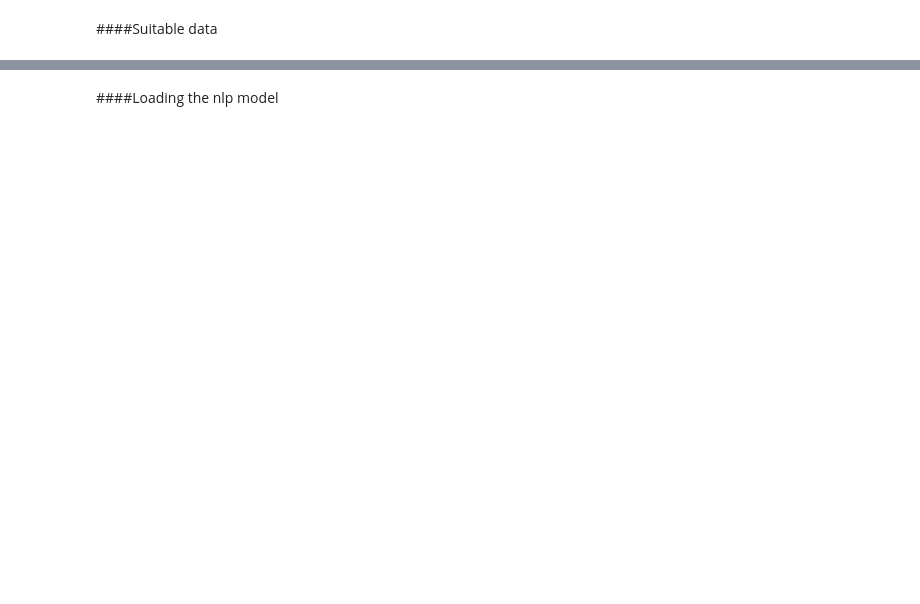
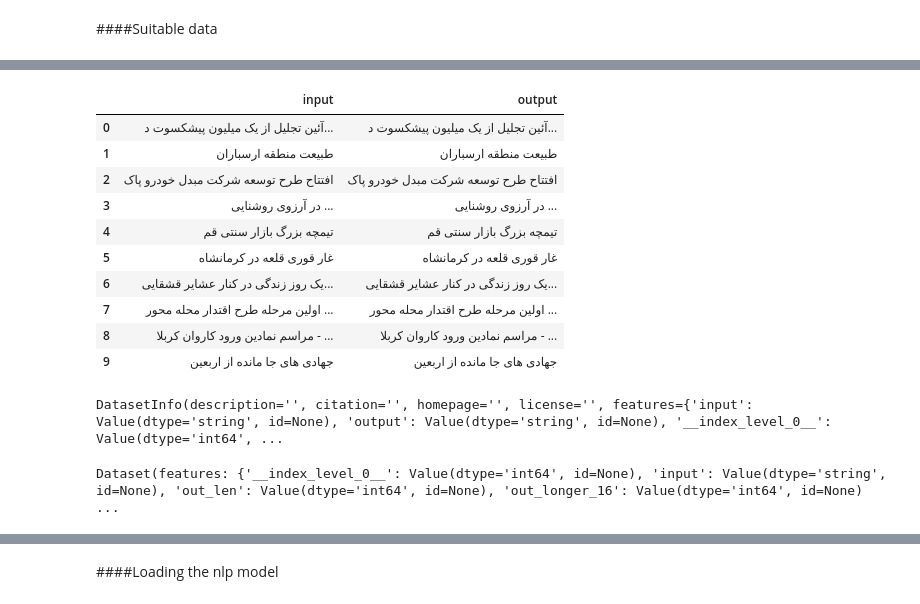
Before and after one commit to AAhmadS/Joint-latent-space-learning, a Jupyter notebook: NLP_HW3.ipynb, the cells around one changed output, grey strips where cells are left out. Cells and saved outputs as stored; diff of their text form; code cells hidden in the pictures; blank space fills up the shorter version.

```diff
--- a/NLP_HW3.ipynb
+++ b/NLP_HW3.ipynb
@@ -196,3 +219,24 @@ train_data = nlp_data
+# %%
+import pandas as pd
+from IPython.display import display, HTML
+
+vision_data = pd.DataFrame({'images': images_list_final , 'output' : text_title_list_final})
+
+nlp_data = pd.DataFrame({'input':list(set(text_title_list_final)),'output' : list(set(text_title_list_final))})
+
+display(HTML(nlp_data[:10].to_html()))
+# %% [output]
+|  | input | output |
+| 0 | آئین تجلیل از یک میلیون پیشکسوت د... | آئین تجلیل از یک میلیون پیشکسوت د... |
+| 1 | طبیعت منطقه ارسباران | طبیعت منطقه ارسباران |
+| 2 | افتتاح طرح توسعه شرکت مبدل خودرو پاک | افتتاح طرح توسعه شرکت مبدل خودرو پاک |
+| 3 | در آرزوی روشنایی ... | در آرزوی روشنایی ... |
+| 4 | تیمچه بزرگ بازار سنتی قم | تیمچه بزرگ بازار سنتی قم |
+| 5 | غار قوری قلعه در کرمانشاه | غار قوری قلعه در کرمانشاه |
+| 6 | یک روز زندگی در کنار عشایر قشقایی... | یک روز زندگی در کنار عشایر قشقایی... |
+| 7 | اولین مرحله طرح اقتدار محله محور ... | اولین مرحله طرح اقتدار محله محور ... |
+| 8 | مراسم نمادین ورود کاروان کربلا - ... | مراسم نمادین ورود کاروان کربلا - ... |
+| 9 | جهادی های جا مانده از اربعین | جهادی های جا مانده از اربعین |
 # %%
 # map article and summary len to dict as well as if sample is longer than 16 tokens
 def map_to_length(x):
@@ -201,3 +245,7 @@ def map_to_length(x):
   return x
+# %%
+train_data.info
+# %% [output]
+DatasetInfo(description='', citation='', homepage='', license='', features={'input': Value(dtype='string', id=None), 'output': Value(dtype='string', id=None), '__index_level_0__': Value(dtype='int64', ...
 # %%
 sample_size = 0.95 * len(images_list_final)
@@ -217,6 +265,10 @@ output = data_stats.map(
   batched=True,
   batch_size=-1,
 )
+# %%
+output
+# %% [output]
+Dataset(features: {'__index_level_0__': Value(dtype='int64', id=None), 'input': Value(dtype='string', id=None), 'out_len': Value(dtype='int64', id=None), 'out_longer_16': Value(dtype='int64', id=None) ...
 # %%
 encoder_max_length=max_seq
 decoder_max_length=max_seq
```
Also changed, not shown: parts of 22 cells of this notebook.
